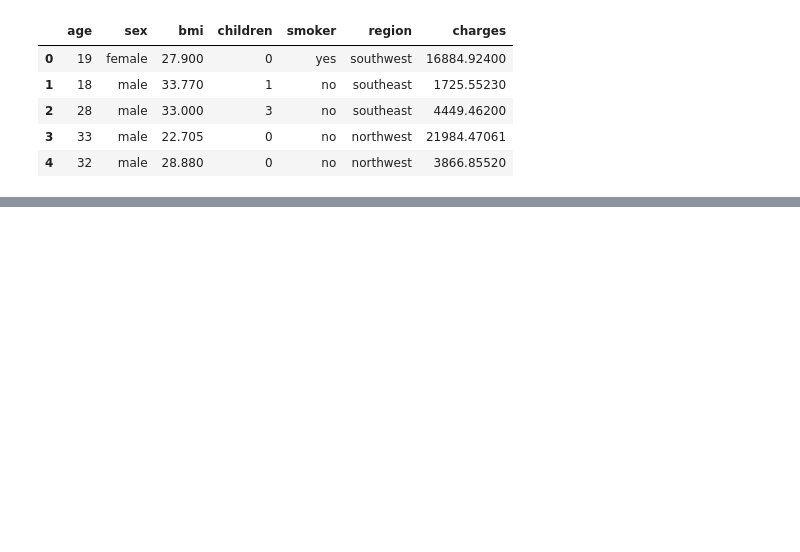
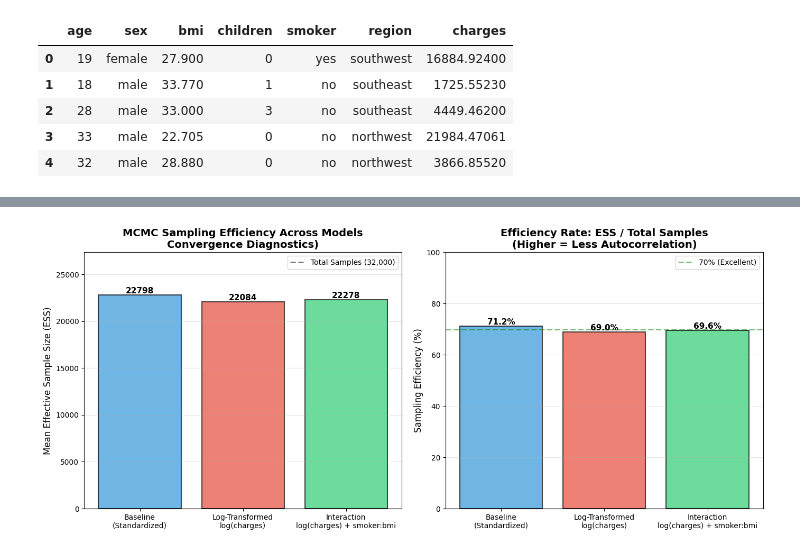
Before and after one commit to armin2080/Bayesian-MCMC-Insurance-Regression, a Jupyter notebook: python/notebook.ipynb, the cells around one changed output, grey strips where cells are left out. Cells and saved outputs as stored; diff of their text form; code cells hidden in the pictures; blank space fills up the shorter version.

```diff
--- a/python/notebook.ipynb
+++ b/python/notebook.ipynb
@@ -154,5 +12,0 @@ Encoded columns:
-# %%
-# Remove duplicates
-print(f"Original shape: {df.shape}")
-df = df.drop_duplicates()
-print(f"After removing duplicates: {df.shape}")
@@ -2204,0 +287,10 @@ Key Finding: Log-transformation and interaction terms improve residual behavior
+# %%
+# Prepare interaction model with smoker x BMI interaction
+X_int = df_raw.drop('charges', axis=1).copy()
+X_int.insert(0, 'smoker_x_bmi', X_int['smoker'] * X_int['bmi'])
+X_int = X_int.values
+scaler_int = StandardScaler()
+X_int = scaler_int.fit_transform(X_int)
+
+y_int = np.log(df_raw['charges'].values)
+X_int_with_intercept = np.column_stack([np.ones(X_int.shape[0]), X_int]).astype(np.float64)
@@ -2204,0 +395,62 @@ Key Finding: Log-transformation and interaction terms improve residual behavior
+# %%
+# Create comprehensive ESS comparison plot across all models
+# Calculate ESS for baseline model (similar to log and interaction models)
+from convergence_detection import ess_beta_table
+
+ess_df = ess_beta_table(beta_list, X_with_intercept, model_name='baseline', output_dir='outputs')
+ess_df['Feature'] = feature_names
+ess_df = ess_df[['Feature', 'ESS']]
+
+# Calculate mean ESS for each model
+ess_baseline_mean = ess_df['ESS'].mean()
+ess_log_mean = ess_log['ESS'].mean()
+ess_int_mean = ess_int['ESS'].mean()
+
+# Calculate efficiency rates (ESS / total samples)
+total_samples = 32000  # 4 chains * 8000 samples
+eff_baseline = (ess_baseline_mean / total_samples) * 100
+eff_log = (ess_log_mean / total_samples) * 100
+eff_int = (ess_int_mean / total_samples) * 100
+
+# Create summary plot
+fig, (ax1, ax2) = plt.subplots(1, 2, figsize=(14, 6))
+
+# Plot 1: Mean ESS comparison
+models = ['Baseline\n(Standardized)', 'Log-Transformed\nlog(charges)', 'Interaction\nlog(charges) + smoker:bmi']
+ess_means = [ess_baseline_mean, ess_log_mean, ess_int_mean]
+colors = ['#3498db', '#e74c3c', '#2ecc71']
+
+bars = ax1.bar(models, ess_means, color=colors, alpha=0.7, edgecolor='black', linewidth=1.5)
+ax1.axhline(y=total_samples, color='gray', linestyle='--', linewidth=2, label='Total Samples (32,000)')
+ax1.set_ylabel('Mean Effective Sample Size (ESS)', fontsize=12)
+ax1.set_title('MCMC Sampling Efficiency Across Models\nConvergence Diagnostics)', fontsize=14, fontweight='bold')
+ax1.set_ylim([0, max(ess_means) * 1.2])
+ax1.legend()
+ax1.grid(axis='y', alpha=0.3)
+
+# Add value labels on bars
+for bar, ess in zip(bars, ess_means):
+    height = bar.get_height()
+    ax1.text(bar.get_x() + bar.get_width()/2., height,
+             f'{ess:.0f}', ha='center', va='bottom', fontsize=11, fontweight='bold')
+
+# Plot 2: Efficiency percentage
+bars2 = ax2.bar(models, [eff_baseline, eff_log, eff_int], color=colors, alpha=0.7,
+                edgecolor='black', linewidth=1.5)
+ax2.axhline(y=70, color='green', linestyle='--', linewidth=2, alpha=0.5, label='70% (Excellent)')
+ax2.set_ylabel('Sampling Efficiency (%)', fontsize=12)
+ax2.set_title('Efficiency Rate: ESS / Total Samples\n(Higher = Less Autocorrelation)', fontsize=14, fontweight='bold')
+ax2.set_ylim([0, 100])
+ax2.legend()
+ax2.grid(axis='y', alpha=0.3)
+
+# Add percentage labels
+for bar, eff in zip(bars2, [eff_baseline, eff_log, eff_int]):
+    height = bar.get_height()
+    ax2.text(bar.get_x() + bar.get_width()/2., height,
+             f'{eff:.1f}%', ha='center', va='bottom', fontsize=11, fontweight='bold')
+
+plt.tight_layout()
+plt.savefig(Path('../python') / 'outputs' / 'ess_comparison.png', dpi=300, bbox_inches='tight')
+plt.show()
+# %% [output]
@@ -2204,0 +465 @@ Key Finding: Log-transformation and interaction terms improve residual behavior
+[figure, added]
```
Also changed, not shown: parts of 106 cells of this notebook.
